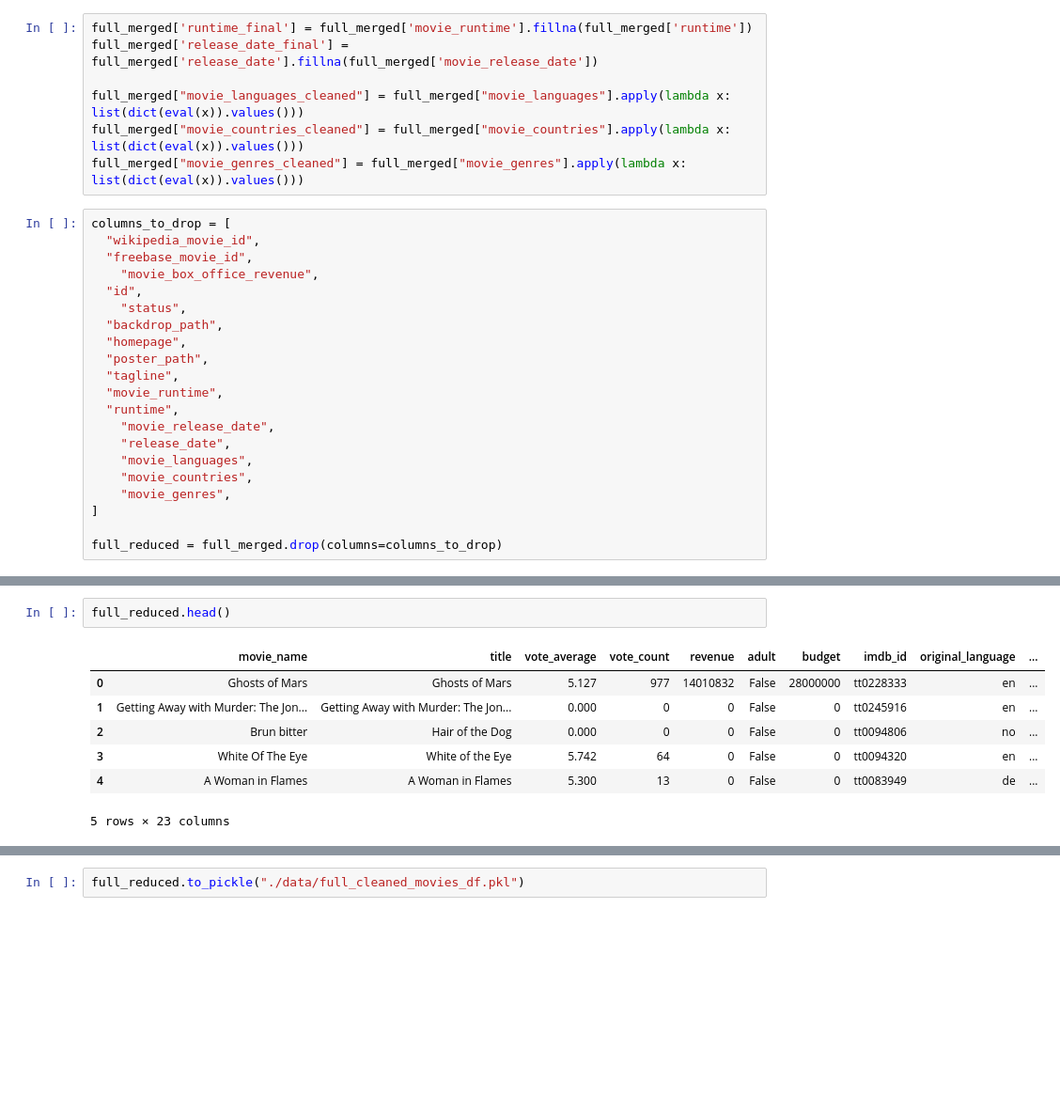
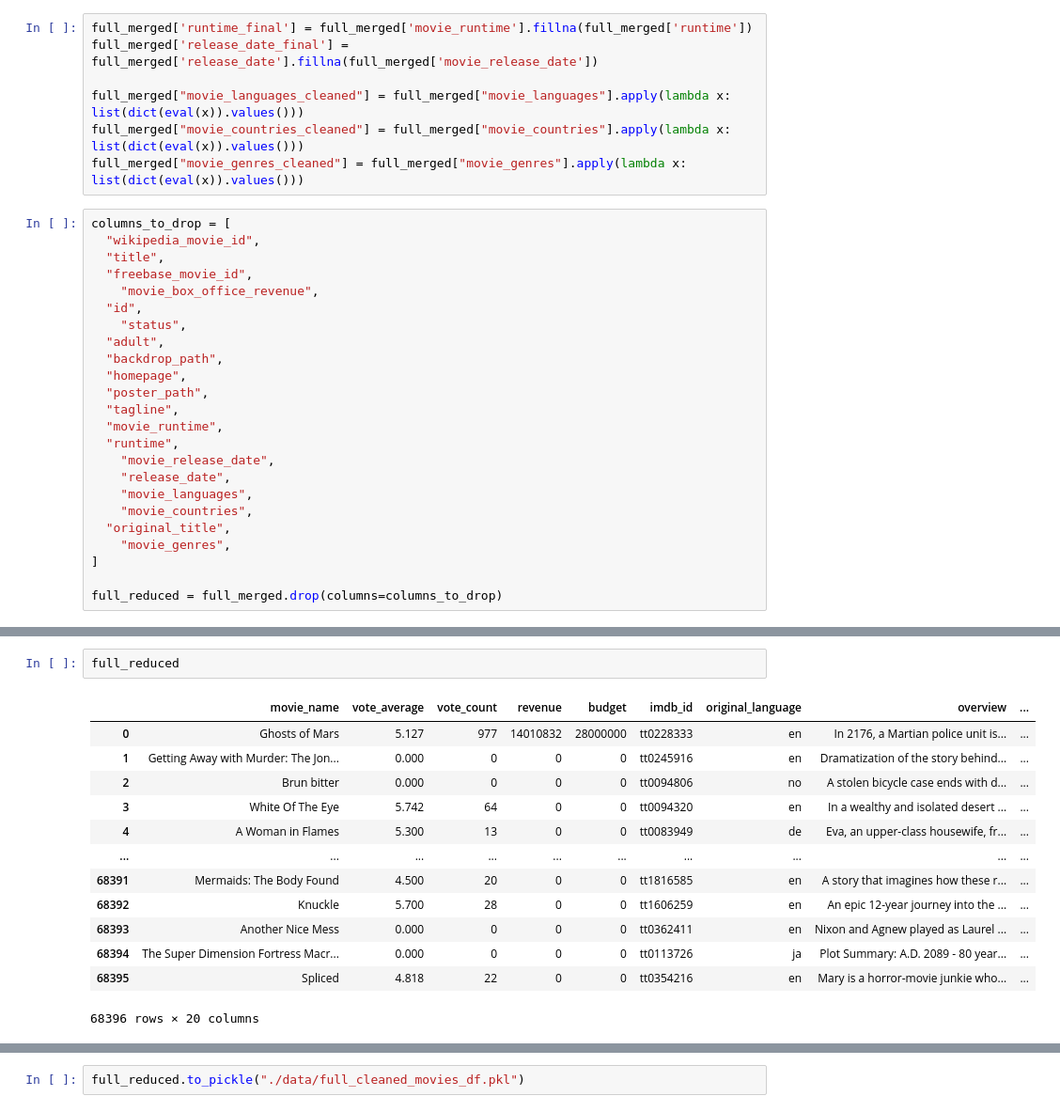
Before and after one commit to epfl-ada/ada-2024-project-gear5, a Jupyter notebook: exploratory_data_analysis.ipynb, the cells around one changed output, grey strips where cells are left out. Shown at 94% size. Cells and saved outputs as stored; diff of their text form; blank space fills up the shorter version.

```diff
--- a/exploratory_data_analysis.ipynb
+++ b/exploratory_data_analysis.ipynb
@@ -52,10 +52,12 @@ full_merged["movie_genres_cleaned"] = full_merged["movie_genres"].apply(lambda x
 # %%
 columns_to_drop = [
   "wikipedia_movie_id",
+  "title",
   "freebase_movie_id",
  	"movie_box_office_revenue",
   "id",
 	"status",
+  "adult",
   "backdrop_path",
   "homepage",
   "poster_path",
@@ -66,6 +68,7 @@ columns_to_drop = [
 	"release_date",
 	"movie_languages",
 	"movie_countries",
+  "original_title",
 	"movie_genres",
 ]
 
@@ -73,13 +101,19 @@ full_reduced = full_merged.drop(columns=columns_to_drop)
 # %%
-full_reduced.head()
+full_reduced
 # %% [output]
-|  | movie_name | title | vote_average | vote_count | revenue | adult | budget | imdb_id | original_language | ... |
-| 0 | Ghosts of Mars | Ghosts of Mars | 5.127 | 977 | 14010832 | False | 28000000 | tt0228333 | en | ... |
-| 1 | Getting Away with Murder: The Jon... | Getting Away with Murder: The Jon... | 0.000 | 0 | 0 | False | 0 | tt0245916 | en | ... |
-| 2 | Brun bitter | Hair of the Dog | 0.000 | 0 | 0 | False | 0 | tt0094806 | no | ... |
-| 3 | White Of The Eye | White of the Eye | 5.742 | 64 | 0 | False | 0 | tt0094320 | en | ... |
-| 4 | A Woman in Flames | A Woman in Flames | 5.300 | 13 | 0 | False | 0 | tt0083949 | de | ... |
+|  | movie_name | vote_average | vote_count | revenue | budget | imdb_id | original_language | overview | ... |
+| 0 | Ghosts of Mars | 5.127 | 977 | 14010832 | 28000000 | tt0228333 | en | In 2176, a Martian police unit is... | ... |
+| 1 | Getting Away with Murder: The Jon... | 0.000 | 0 | 0 | 0 | tt0245916 | en | Dramatization of the story behind... | ... |
+| 2 | Brun bitter | 0.000 | 0 | 0 | 0 | tt0094806 | no | A stolen bicycle case ends with d... | ... |
+| 3 | White Of The Eye | 5.742 | 64 | 0 | 0 | tt0094320 | en | In a wealthy and isolated desert ... | ... |
+| 4 | A Woman in Flames | 5.300 | 13 | 0 | 0 | tt0083949 | de | Eva, an upper-class housewife, fr... | ... |
+| ... | ... | ... | ... | ... | ... | ... | ... | ... | ... |
+| 68391 | Mermaids: The Body Found | 4.500 | 20 | 0 | 0 | tt1816585 | en | A story that imagines how these r... | ... |
+| 68392 | Knuckle | 5.700 | 28 | 0 | 0 | tt1606259 | en | An epic 12-year journey into the ... | ... |
+| 68393 | Another Nice Mess | 0.000 | 0 | 0 | 0 | tt0362411 | en | Nixon and Agnew played as Laurel ... | ... |
+| 68394 | The Super Dimension Fortress Macr... | 0.000 | 0 | 0 | 0 | tt0113726 | ja | Plot Summary: A.D. 2089 - 80 year... | ... |
+| 68395 | Spliced | 4.818 | 22 | 0 | 0 | tt0354216 | en | Mary is a horror-movie junkie who... | ... |
-5 rows × 23 columns
+68396 rows × 20 columns
 # %%
 full_reduced.isna().sum()
 # %% [output]
```
Also changed, not shown: parts of 2 cells of this notebook, 4 other files.
